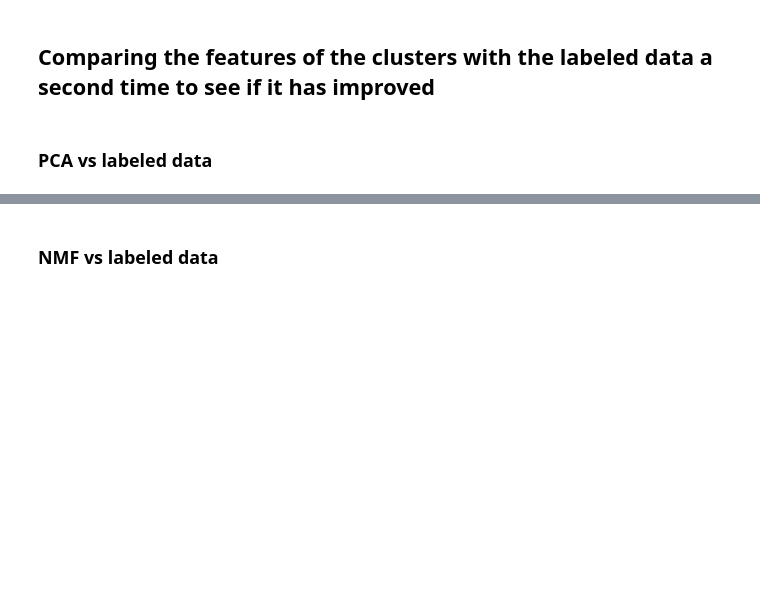
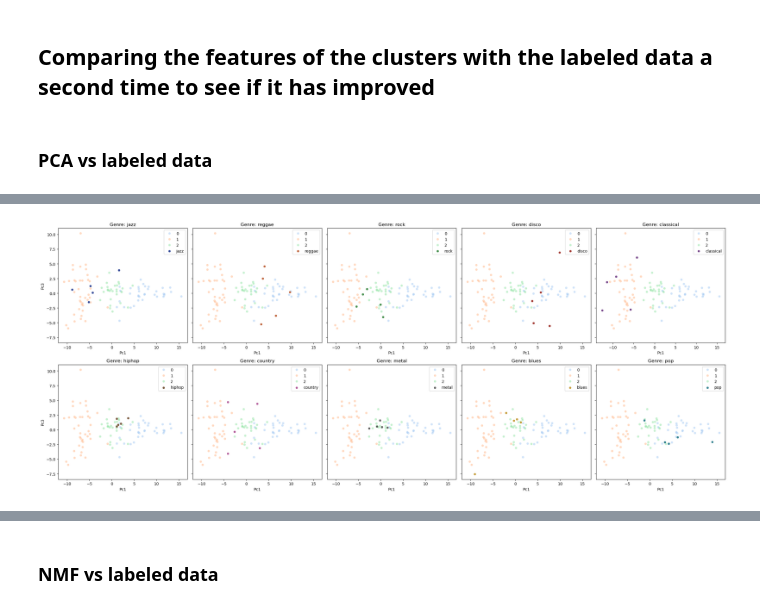
Before and after one commit to casperpriem05/ML, a Jupyter notebook: Opdracht_3/ML3_muziek_genres.ipynb, the cells around one changed output, grey strips where cells are left out. Saved outputs shown, nothing was run; the diff lists cells and outputs as text; code cells hidden in the pictures; blank space fills up the shorter version.

```diff
--- a/Opdracht_3/ML3_muziek_genres.ipynb
+++ b/Opdracht_3/ML3_muziek_genres.ipynb
@@ -2008,0 +2104,9 @@ def plot_feature_combinations_nmf(feature_combination, genres, nmf_df, audio_fea
+# %%
+plot_feature_combinations_pca(
+    ('PC1', 'PC3'),
+    genres,
+    pca_df,
+    audio_features_labeled_pca
+)
+# %% [output]
+[figure, added]
```
Also changed, not shown: parts of 27 cells of this notebook.
